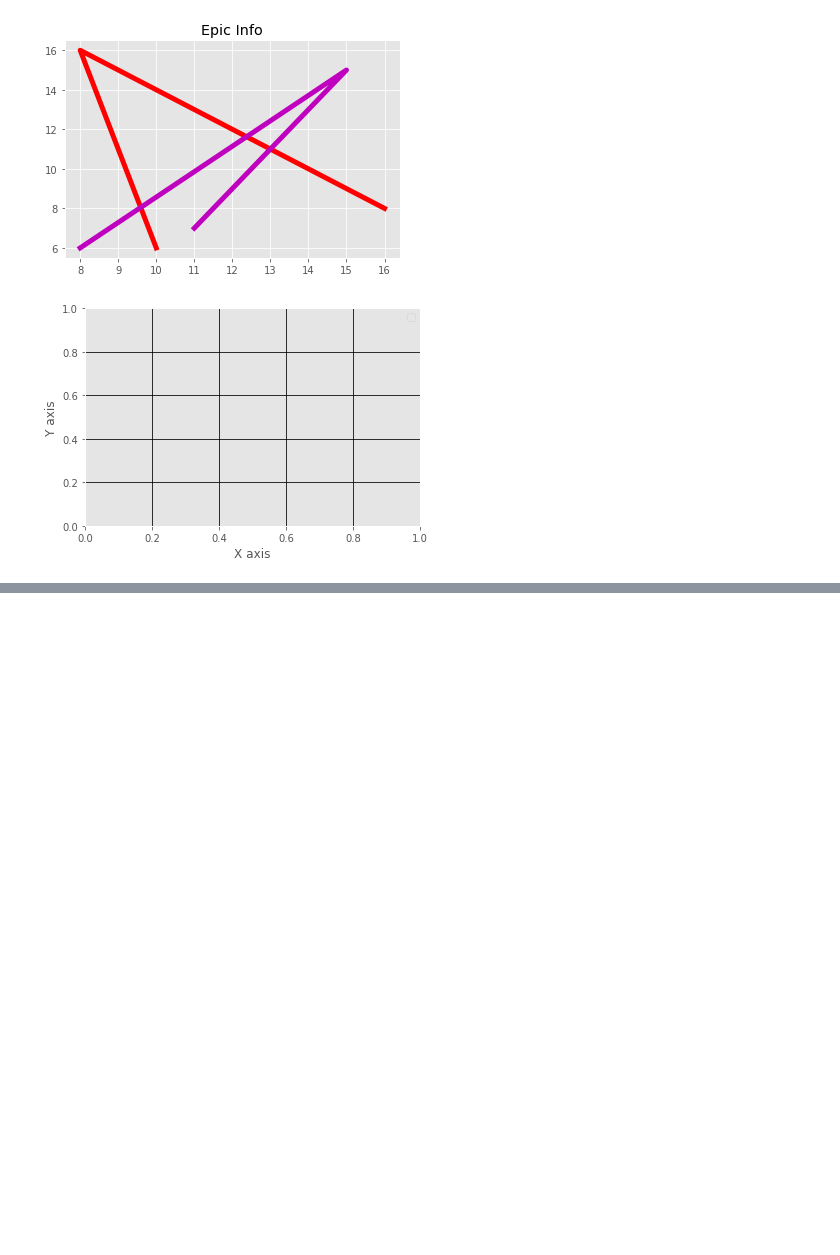
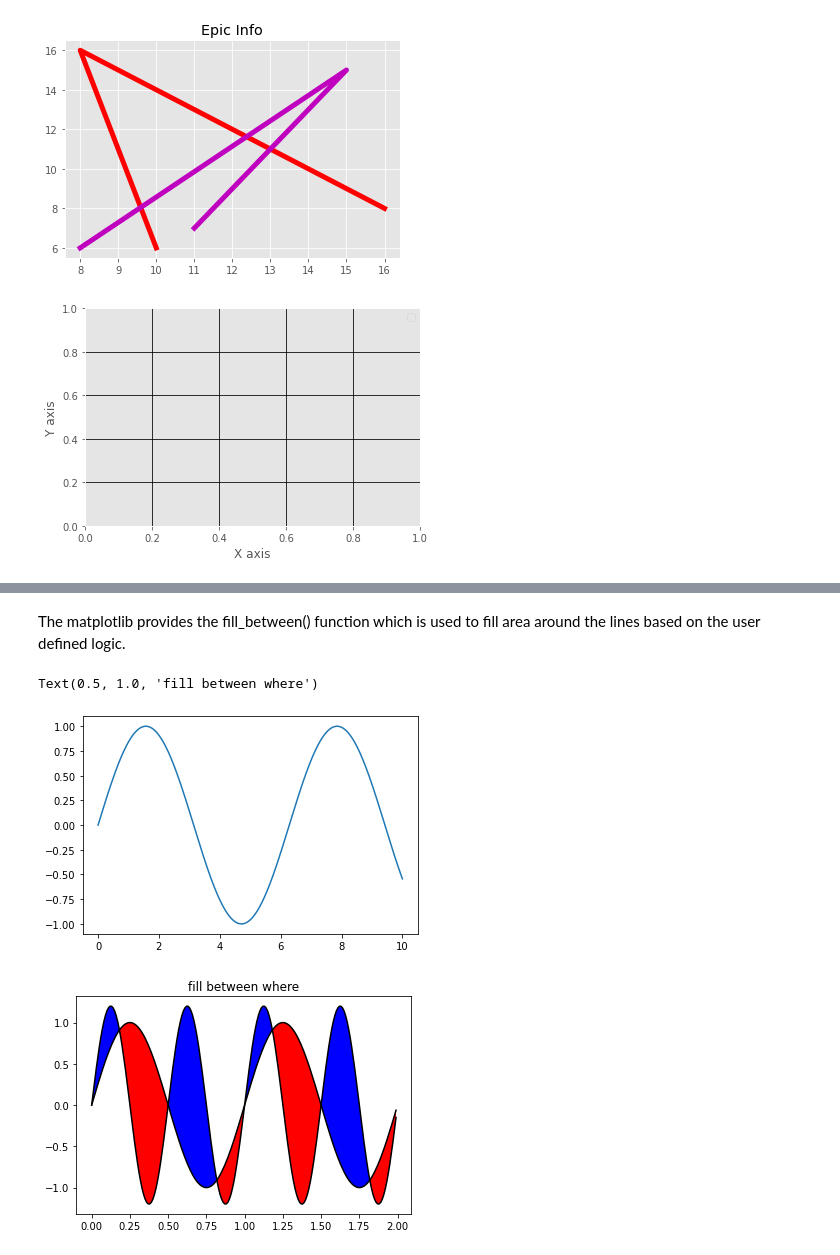
Before and after one commit to Wikistore/Data_Analysis_with_PL, a Jupyter notebook: MatplotlibBasicTutorials.ipynb, the cells around one changed output, grey strips where cells are left out. Drawn from its saved outputs; the diff is of its cells as text; code cells hidden in the pictures; blank space fills up the shorter version.

```diff
--- a/MatplotlibBasicTutorials.ipynb
+++ b/MatplotlibBasicTutorials.ipynb
@@ -310,0 +325,28 @@ No handles with labels found to put in legend.
+# %% [markdown]
+The matplotlib provides the fill_between() function which is used to fill area around the lines based on the user defined logic.
+# %%
+import numpy as np
+import matplotlib.pyplot as plt
+
+fig = plt.figure()
+ax = plt.axes()
+
+x = np.linspace(0, 10, 1000)
+ax.plot(x, np.sin(x))
+
+
+import matplotlib.pyplot as plt
+import numpy as np
+
+x = np.arange(0.0, 2, 0.01)
+y1 = np.sin(2 * np.pi * x)
+y2 = 1.2 * np.sin(4 * np.pi * x)
+fig, ax = plt.subplots(1, sharex=True)
+ax.plot(x, y1, x, y2, color='black')
+ax.fill_between(x, y1, y2, where=y2 >= y1, facecolor='blue', interpolate=True)
+ax.fill_between(x, y1, y2, where=y2 <= y1, facecolor='red', interpolate=True)
+ax.set_title('fill between where')
+# %% [output]
+Text(0.5, 1.0, 'fill between where')
+[figure, added]
+[figure, added]
```
Also changed, not shown: parts of 11 cells of this notebook.
